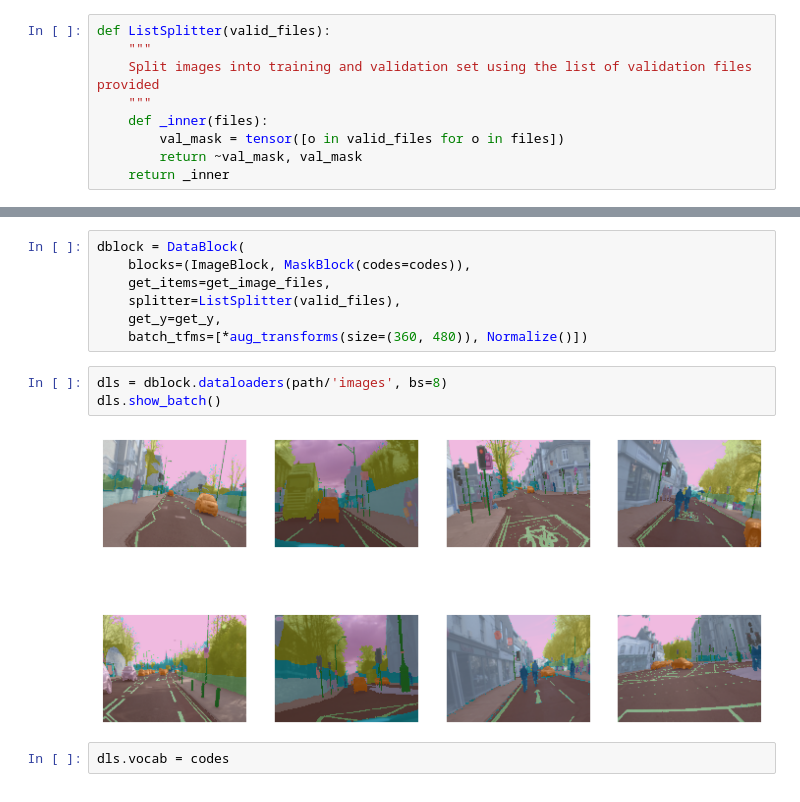
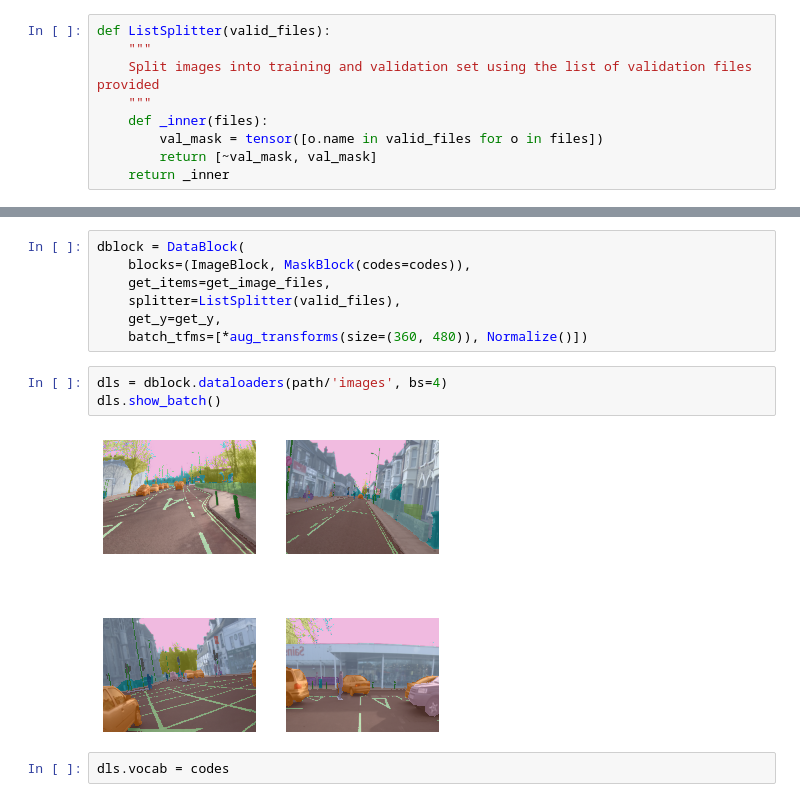
Before and after one commit to asiedubrempong/fastai-experiments, a Jupyter notebook: segmentation/frrn/frrn.ipynb, the cells around one changed output, grey strips where cells are left out. Cells and saved outputs as stored; diff of their text form.

```diff
--- a/segmentation/frrn/frrn.ipynb
+++ b/segmentation/frrn/frrn.ipynb
@@ -34,8 +34,8 @@ def ListSplitter(valid_files):
     Split images into training and validation set using the list of validation files provided
     """
     def _inner(files):
-        val_mask = tensor([o in valid_files for o in files])
-        return ~val_mask, val_mask
+        val_mask = tensor([o.name in valid_files for o in files])
+        return [~val_mask, val_mask]
     return _inner
 # %%
 def get_y(file):
@@ -51,10 +51,10 @@ dblock = DataBlock(
     get_y=get_y,
     batch_tfms=[*aug_transforms(size=(360, 480)), Normalize()])
 # %%
-dls = dblock.dataloaders(path/'images', bs=8)
+dls = dblock.dataloaders(path/'images', bs=4)
 dls.show_batch()
 # %% [output]
-[figure, old version]
+[figure, new version]
 # %%
 dls.vocab = codes
 # %% [markdown]
```
Also changed, not shown: parts of 9 cells of this notebook, 1 other file.
